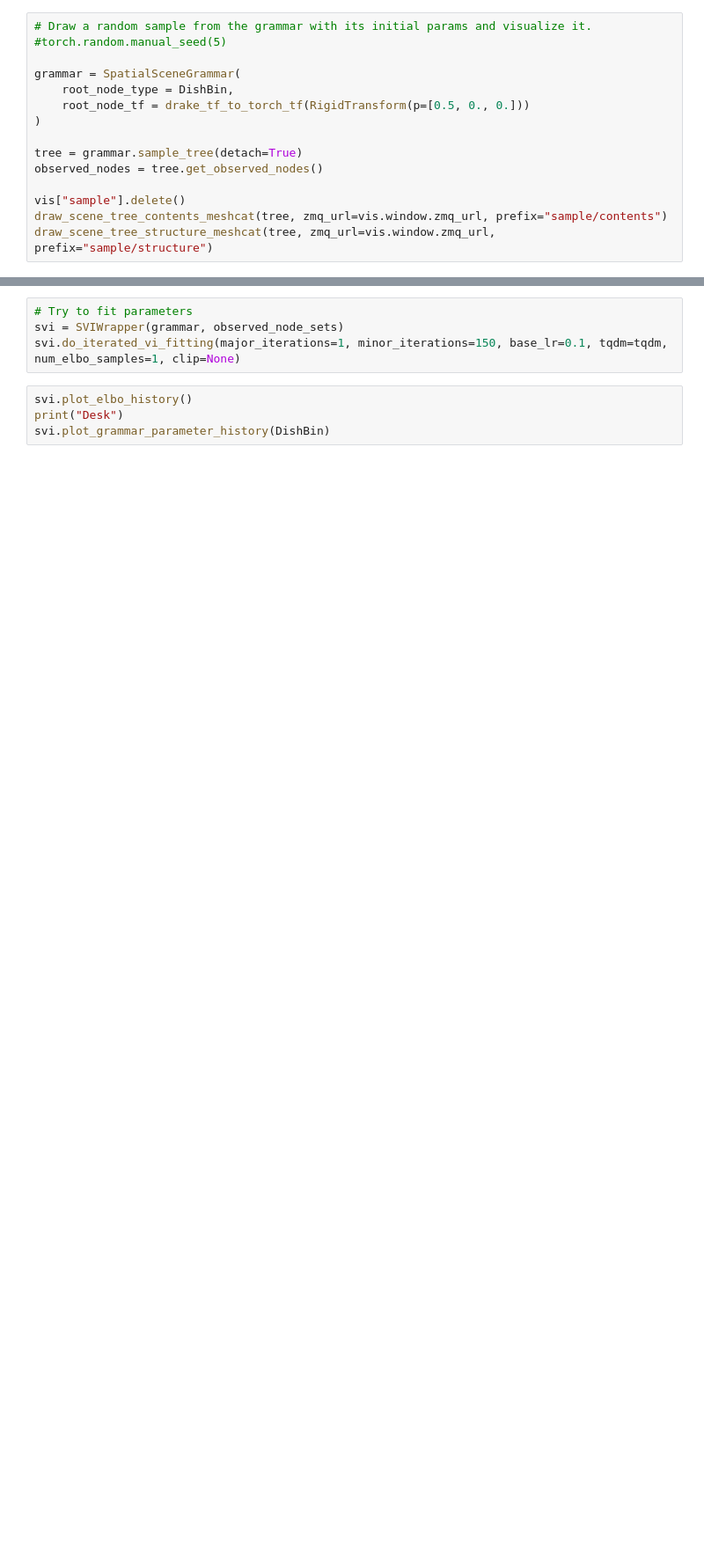
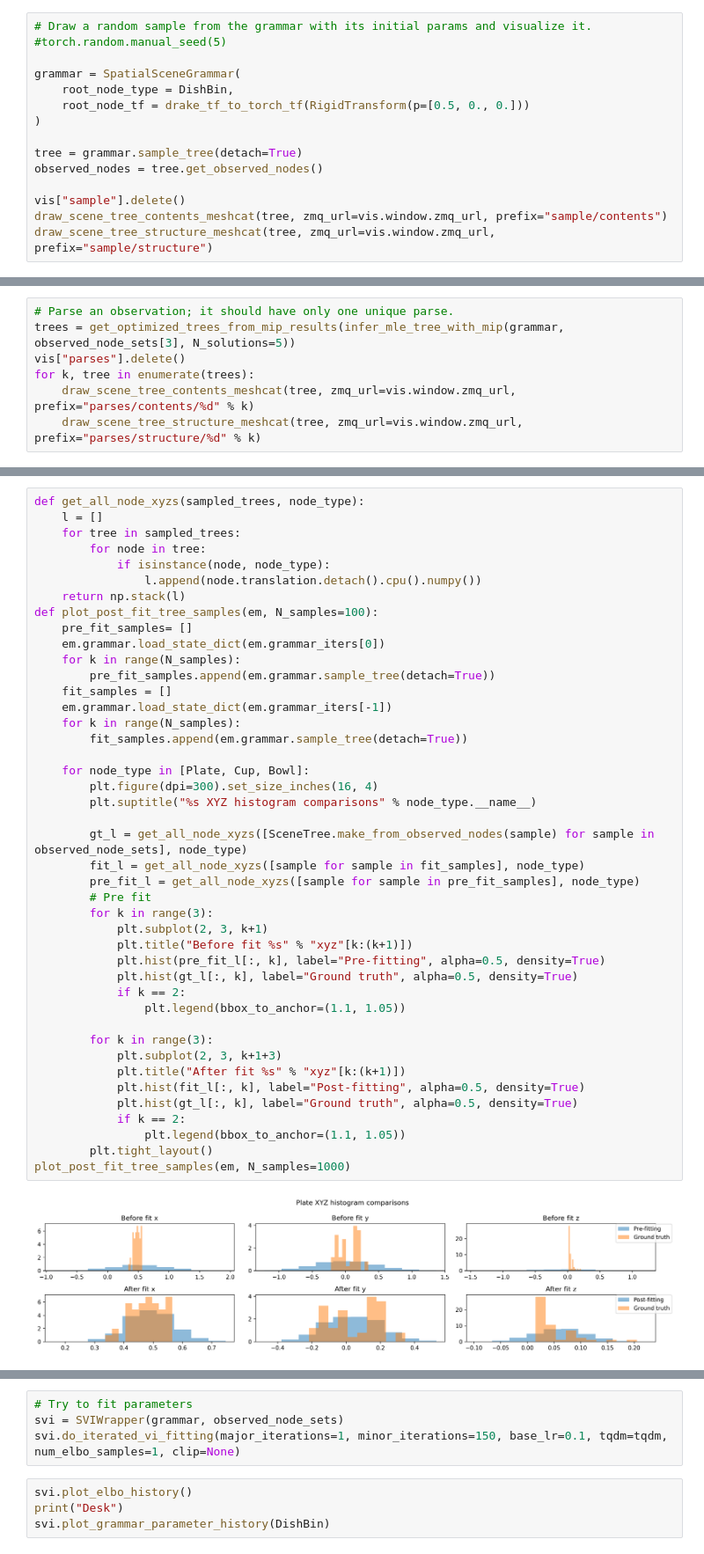
Before and after one commit to gizatt/spatial_scene_grammars, a Jupyter notebook: spatial_scene_grammars_examples/dish_bin/demo_grammar_fitting.ipynb, the cells around one changed output, grey strips where cells are left out. Shown at 88% size. Cells and saved outputs as stored; diff of their text form; blank space fills up the shorter version.

```diff
--- a/spatial_scene_grammars_examples/dish_bin/demo_grammar_fitting.ipynb
+++ b/spatial_scene_grammars_examples/dish_bin/demo_grammar_fitting.ipynb
@@ -91,0 +105,7 @@ draw_scene_tree_structure_meshcat(tree, zmq_url=vis.window.zmq_url, prefix="samp
+# %%
+# Parse an observation; it should have only one unique parse.
+trees = get_optimized_trees_from_mip_results(infer_mle_tree_with_mip(grammar, observed_node_sets[3], N_solutions=5))
+vis["parses"].delete()
+for k, tree in enumerate(trees):
+    draw_scene_tree_contents_meshcat(tree, zmq_url=vis.window.zmq_url, prefix="parses/contents/%d" % k)
+    draw_scene_tree_structure_meshcat(tree, zmq_url=vis.window.zmq_url, prefix="parses/structure/%d" % k)
@@ -91,0 +195,45 @@ draw_scene_tree_structure_meshcat(tree, zmq_url=vis.window.zmq_url, prefix="samp
+# %%
+def get_all_node_xyzs(sampled_trees, node_type):
+    l = []
+    for tree in sampled_trees:
+        for node in tree:
+            if isinstance(node, node_type):
+                l.append(node.translation.detach().cpu().numpy())
+    return np.stack(l)
+def plot_post_fit_tree_samples(em, N_samples=100):
+    pre_fit_samples= []
+    em.grammar.load_state_dict(em.grammar_iters[0])
+    for k in range(N_samples):
+        pre_fit_samples.append(em.grammar.sample_tree(detach=True))
+    fit_samples = []
+    em.grammar.load_state_dict(em.grammar_iters[-1])
+    for k in range(N_samples):
+        fit_samples.append(em.grammar.sample_tree(detach=True))
+
+    for node_type in [Plate, Cup, Bowl]:
+        plt.figure(dpi=300).set_size_inches(16, 4)
+        plt.suptitle("%s XYZ histogram comparisons" % node_type.__name__)
+
+        gt_l = get_all_node_xyzs([SceneTree.make_from_observed_nodes(sample) for sample in observed_node_sets], node_type)
+        fit_l = get_all_node_xyzs([sample for sample in fit_samples], node_type)
+        pre_fit_l = get_all_node_xyzs([sample for sample in pre_fit_samples], node_type)
+        # Pre fit
+        for k in range(3):
+            plt.subplot(2, 3, k+1)
+            plt.title("Before fit %s" % "xyz"[k:(k+1)])
+            plt.hist(pre_fit_l[:, k], label="Pre-fitting", alpha=0.5, density=True)
+            plt.hist(gt_l[:, k], label="Ground truth", alpha=0.5, density=True)
+            if k == 2:
+                plt.legend(bbox_to_anchor=(1.1, 1.05))
+
+        for k in range(3):
+            plt.subplot(2, 3, k+1+3)
+            plt.title("After fit %s" % "xyz"[k:(k+1)])
+            plt.hist(fit_l[:, k], label="Post-fitting", alpha=0.5, density=True)
+            plt.hist(gt_l[:, k], label="Ground truth", alpha=0.5, density=True)
+            if k == 2:
+                plt.legend(bbox_to_anchor=(1.1, 1.05))
+        plt.tight_layout()
+plot_post_fit_tree_samples(em, N_samples=1000)
+# %% [output]
+[figure, added]
```
Also changed, not shown: parts of 12 cells of this notebook, 3 other files.
